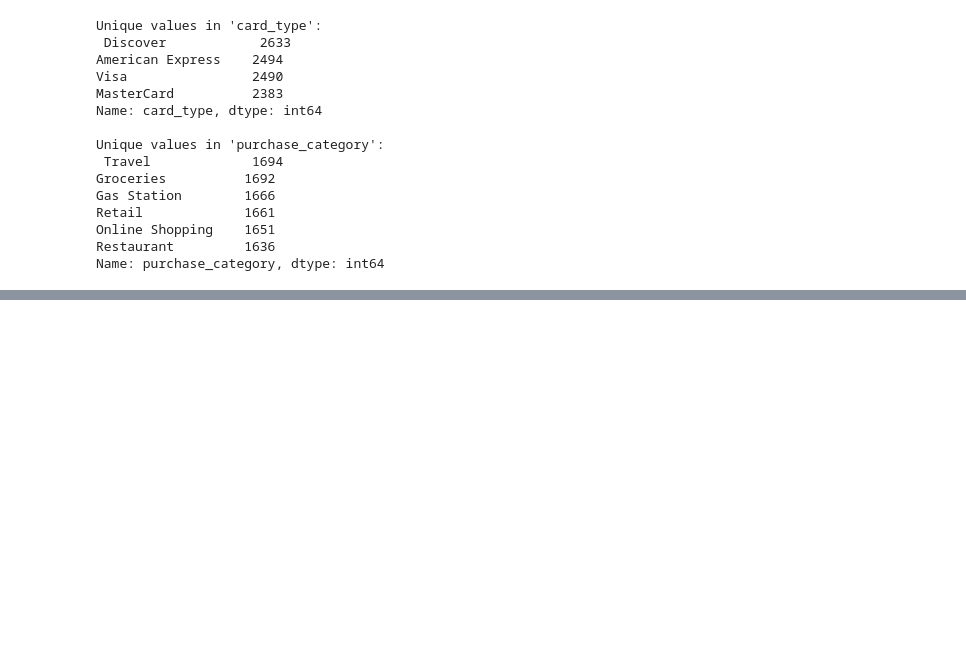
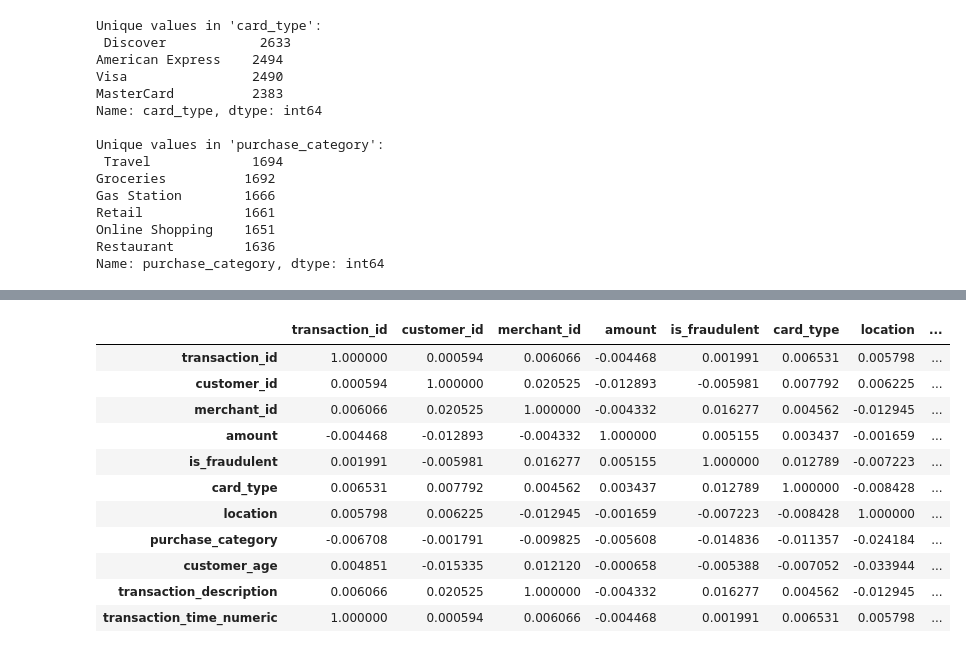
Before and after one commit to crypt0kitik/Deep_Learning, a Jupyter notebook: 3 - CNN for time series classification/02 - Data Engineering.ipynb, the cells around one changed output, grey strips where cells are left out. Drawn from its saved outputs; the diff is of its cells as text; code cells hidden in the pictures; blank space fills up the shorter version.

```diff
--- a/3 - CNN for time series classification/02 - Data Engineering.ipynb
+++ b/3 - CNN for time series classification/02 - Data Engineering.ipynb
@@ -126,0 +155,6 @@ okay
+# %%
+# Convert transaction_time to datetime format
+df['transaction_time'] = pd.to_datetime(df['transaction_time'])
+
+# Convert to numerical format (e.g., seconds since epoch)
+df['transaction_time_numeric'] = df['transaction_time'].astype('int64') // 10**9  # Convert to seconds
@@ -126,0 +178,3 @@ okay
+# %%
+# drop the original column
+df = df.drop(columns=['transaction_time'])
@@ -126,0 +197,38 @@ okay
+# %%
+# even though location and transaction_description columns
+# contain only numbers
+# they are still not numeric
+
+# Convert 'location' to numeric
+df['location'] = pd.to_numeric(df['location'], errors='coerce')
+
+# Convert 'transaction_description' to numeric
+df['transaction_description'] = pd.to_numeric(df['transaction_description'], errors='coerce')
+
+# Check for any invalid values that were converted to NaN
+if df[['location', 'transaction_description']].isnull().any().any():
+    print("Some invalid values were found and converted to NaN. Please check the data.")
+# %%
+# let's check correlations
+correlations = df.corr()
+correlations
+
+# is_fraudulent is our target variable
+# purchase_category has big negative correlation (-0.014836)
+# compared to others
+
+# but I will not drop anything now
+# I will check other tools and compare
+# %% [output]
+|  | transaction_id | customer_id | merchant_id | amount | is_fraudulent | card_type | location | ... |
+| transaction_id | 1.000000 | 0.000594 | 0.006066 | -0.004468 | 0.001991 | 0.006531 | 0.005798 | ... |
+| customer_id | 0.000594 | 1.000000 | 0.020525 | -0.012893 | -0.005981 | 0.007792 | 0.006225 | ... |
+| merchant_id | 0.006066 | 0.020525 | 1.000000 | -0.004332 | 0.016277 | 0.004562 | -0.012945 | ... |
+| amount | -0.004468 | -0.012893 | -0.004332 | 1.000000 | 0.005155 | 0.003437 | -0.001659 | ... |
+| is_fraudulent | 0.001991 | -0.005981 | 0.016277 | 0.005155 | 1.000000 | 0.012789 | -0.007223 | ... |
+| card_type | 0.006531 | 0.007792 | 0.004562 | 0.003437 | 0.012789 | 1.000000 | -0.008428 | ... |
+| location | 0.005798 | 0.006225 | -0.012945 | -0.001659 | -0.007223 | -0.008428 | 1.000000 | ... |
+| purchase_category | -0.006708 | -0.001791 | -0.009825 | -0.005608 | -0.014836 | -0.011357 | -0.024184 | ... |
+| customer_age | 0.004851 | -0.015335 | 0.012120 | -0.000658 | -0.005388 | -0.007052 | -0.033944 | ... |
+| transaction_description | 0.006066 | 0.020525 | 1.000000 | -0.004332 | 0.016277 | 0.004562 | -0.012945 | ... |
+| transaction_time_numeric | 1.000000 | 0.000594 | 0.006066 | -0.004468 | 0.001991 | 0.006531 | 0.005798 | ... |
```
Also changed, not shown: parts of 8 cells of this notebook, 1 other file.
